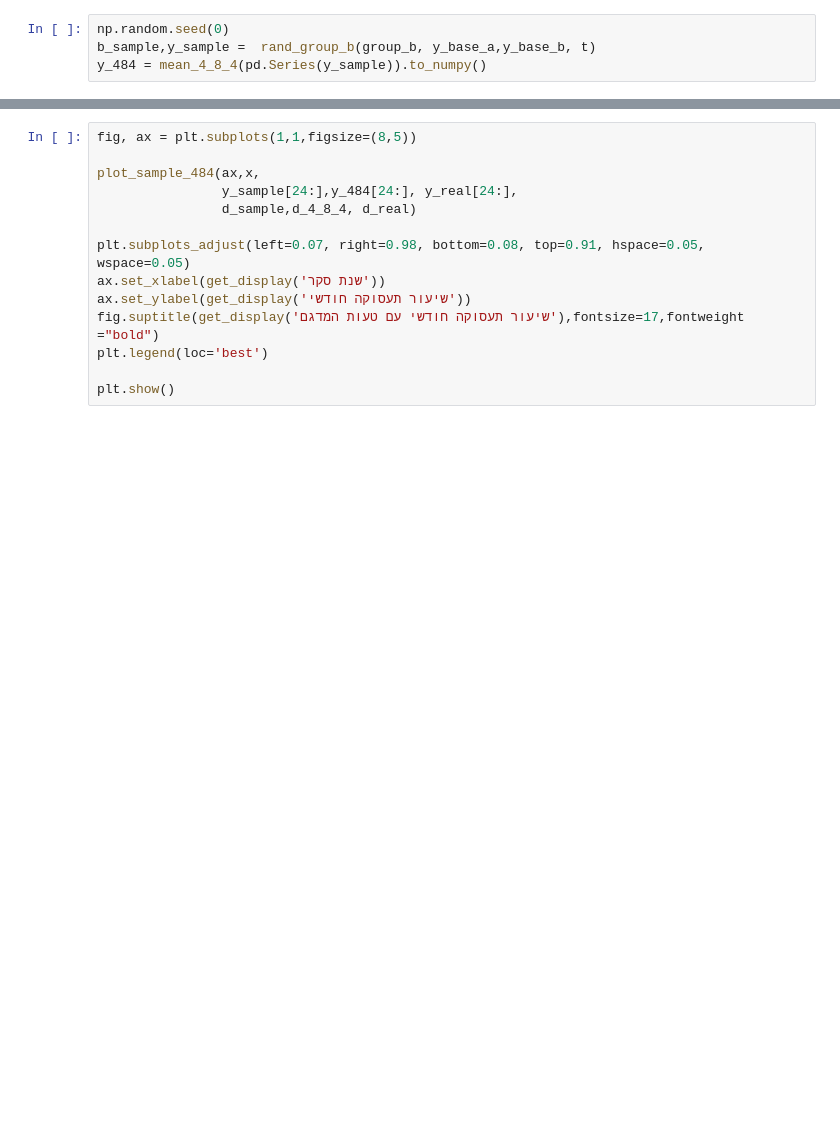
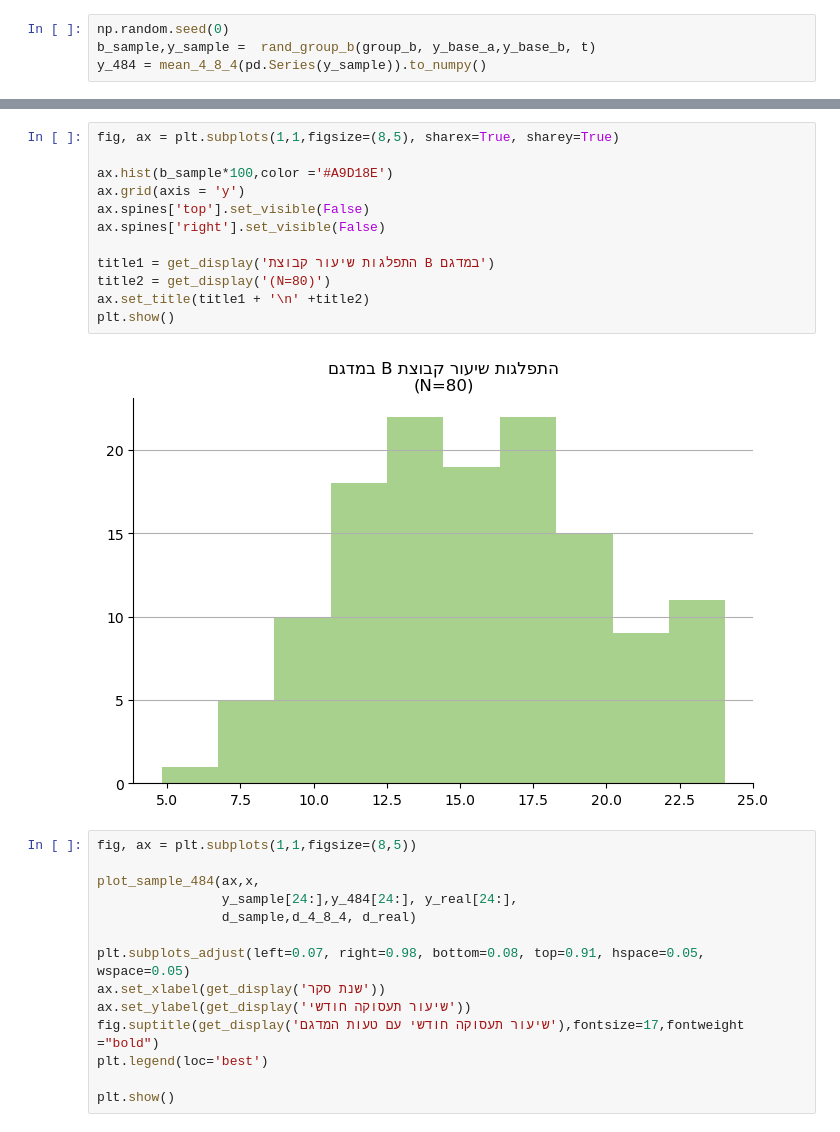
Before and after one commit to Zvika-Deutsch/lfs_sampling_design, a Jupyter notebook: LFS chapter 3.ipynb, the cells around one changed output, grey strips where cells are left out. Drawn from its saved outputs; the diff is of its cells as text; blank space fills up the shorter version.

```diff
--- a/LFS chapter 3.ipynb
+++ b/LFS chapter 3.ipynb
@@ -52,3 +52,17 @@ plt.show()
+# %%
+fig, ax = plt.subplots(1,1,figsize=(8,5), sharex=True, sharey=True)
+
+ax.hist(b_sample*100,color ='#A9D18E')
+ax.grid(axis = 'y')
+ax.spines['top'].set_visible(False)
+ax.spines['right'].set_visible(False)
+
+title1 = get_display('התפלגות שיעור קבוצת B במדגם')
+title2 = get_display('(N=80)')
+ax.set_title(title1 + '\n' +title2)
+plt.show()
+# %% [output]
+[figure, added]
 # %%
 fig, ax = plt.subplots(1,1,figsize=(8,5))
 
```
Also changed, not shown: parts of 1 cell of this notebook.
